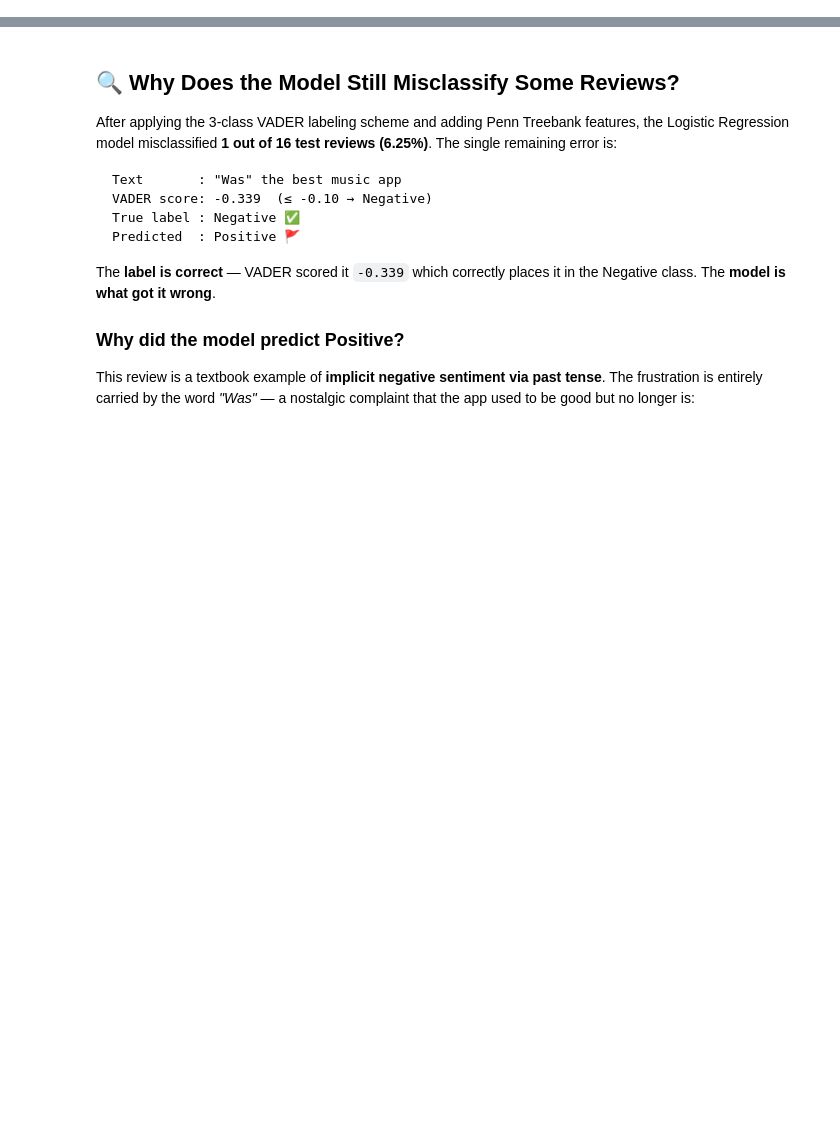
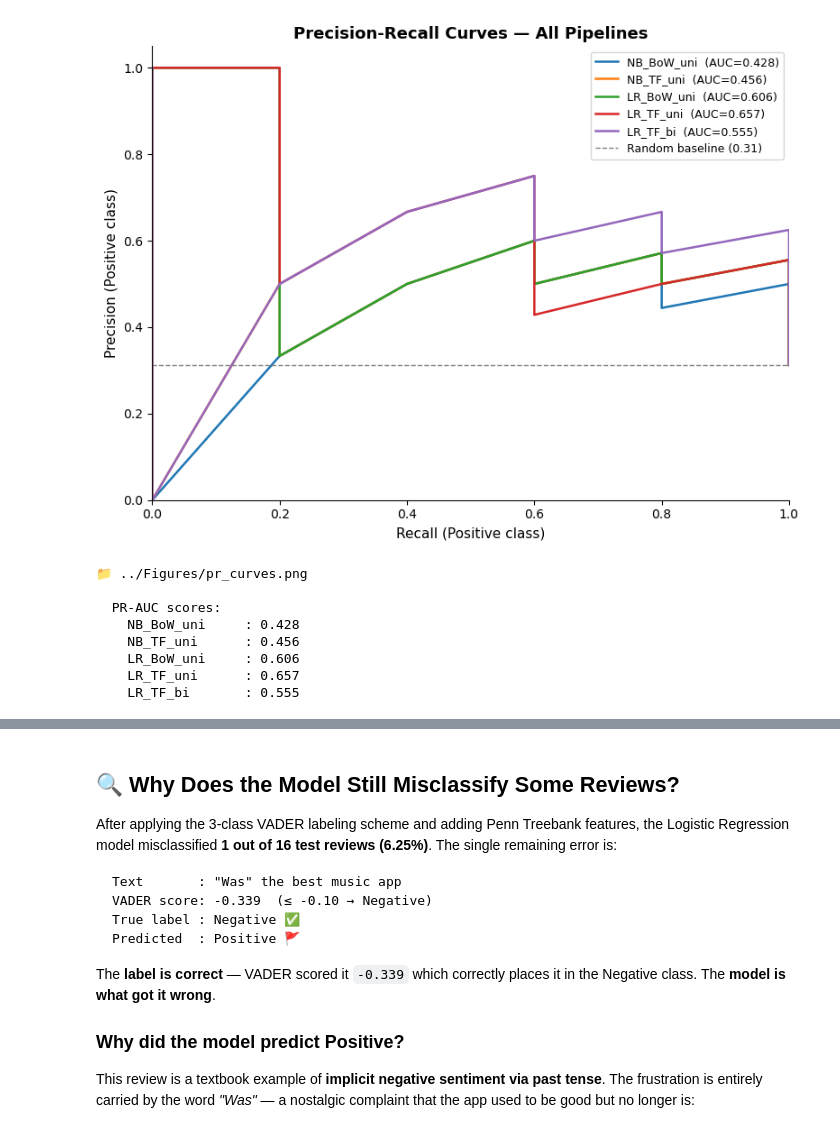
Before and after one commit to Jannik-m12/sentiment_analysis_spofify_reviews, a Jupyter notebook: Notebooks/03_Baseline_Modeling.ipynb, the cells around one changed output, grey strips where cells are left out. Cells and saved outputs as stored; diff of their text form; code cells hidden in the pictures; blank space fills up the shorter version.

```diff
--- a/Notebooks/03_Baseline_Modeling.ipynb
+++ b/Notebooks/03_Baseline_Modeling.ipynb
@@ -731,0 +657,39 @@ weighted avg       0.95      0.94      0.94        16
+# %%
+# ── Step 5d: Precision-Recall AUC ────────────────────────────────────────────
+fig, ax = plt.subplots(figsize=(8, 6))
+colors  = ['#1f77b4','#ff7f0e','#2ca02c','#d62728','#9467bd']
+
+pr_auc_scores = {}
+for (key, r), color in zip(grid_results.items(), colors):
+    if r['y_prob'] is not None:
+        prec, rec, _ = precision_recall_curve(y_te, r['y_prob'], pos_label=1)
+        pr_auc = auc(rec, prec)
+        pr_auc_scores[key] = pr_auc
+        ax.plot(rec, prec, label=f'{key}  (AUC={pr_auc:.3f})', color=color, linewidth=1.8)
+
+# Baseline = class prevalence
+baseline = y_te.sum() / len(y_te)
+ax.axhline(baseline, color='grey', linestyle='--', linewidth=1, label=f'Random baseline ({baseline:.2f})')
+ax.set_xlabel('Recall (Positive class)', fontsize=11)
+ax.set_ylabel('Precision (Positive class)', fontsize=11)
+ax.set_title('Precision-Recall Curves — All Pipelines', fontsize=13, fontweight='bold')
+ax.legend(fontsize=9); ax.set_xlim(0,1); ax.set_ylim(0,1.05)
+ax.spines[['top','right']].set_visible(False)
+plt.tight_layout()
+plt.savefig('../Figures/pr_curves.png', dpi=150, bbox_inches='tight')
+plt.show()
+print('📁 ../Figures/pr_curves.png')
+
+print('\n  PR-AUC scores:')
+for k, v in pr_auc_scores.items():
+    print(f'    {k:<15}: {v:.3f}')
+# %% [output]
+[figure, added]
+📁 ../Figures/pr_curves.png
+
+  PR-AUC scores:
+    NB_BoW_uni     : 0.428
+    NB_TF_uni      : 0.456
+    LR_BoW_uni     : 0.606
+    LR_TF_uni      : 0.657
+    LR_TF_bi       : 0.555
```
Also changed, not shown: parts of 31 cells of this notebook, 10 other files.
